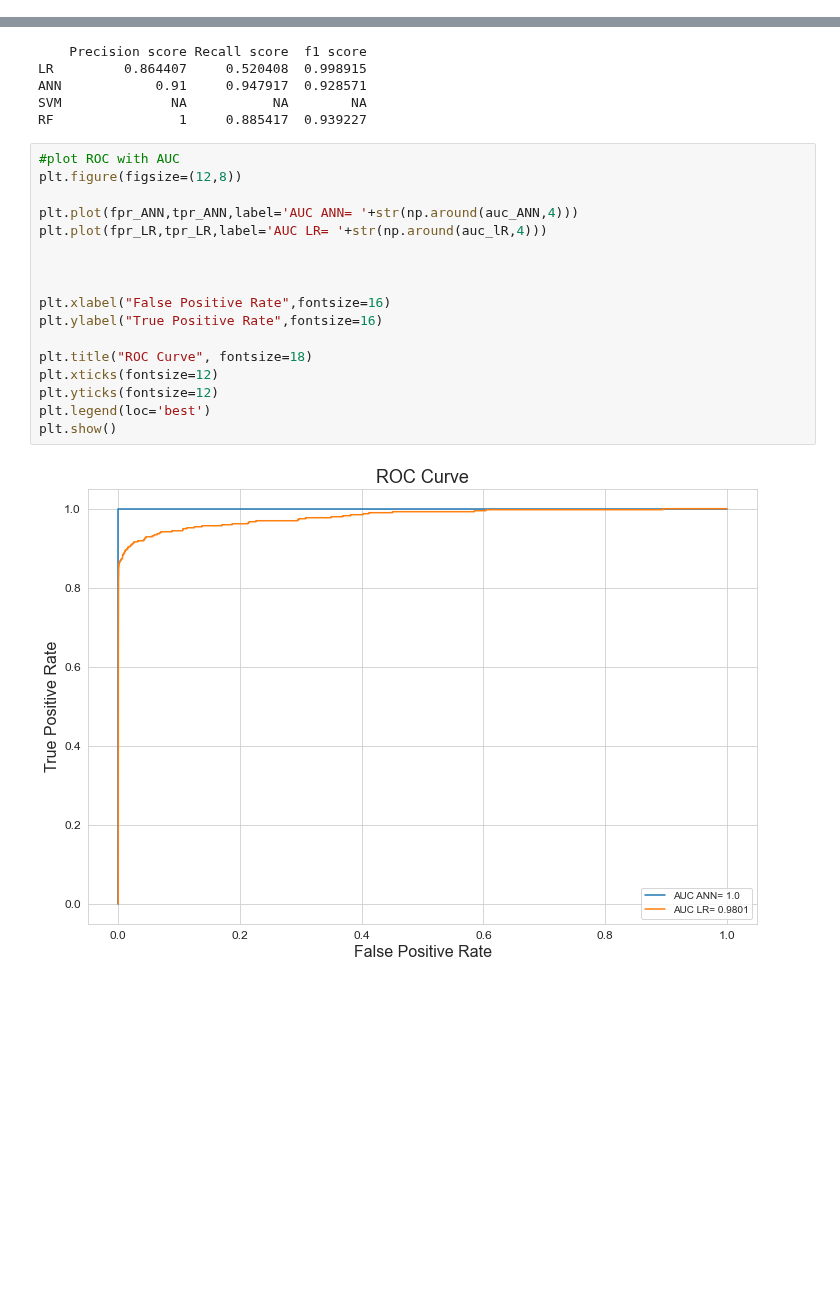
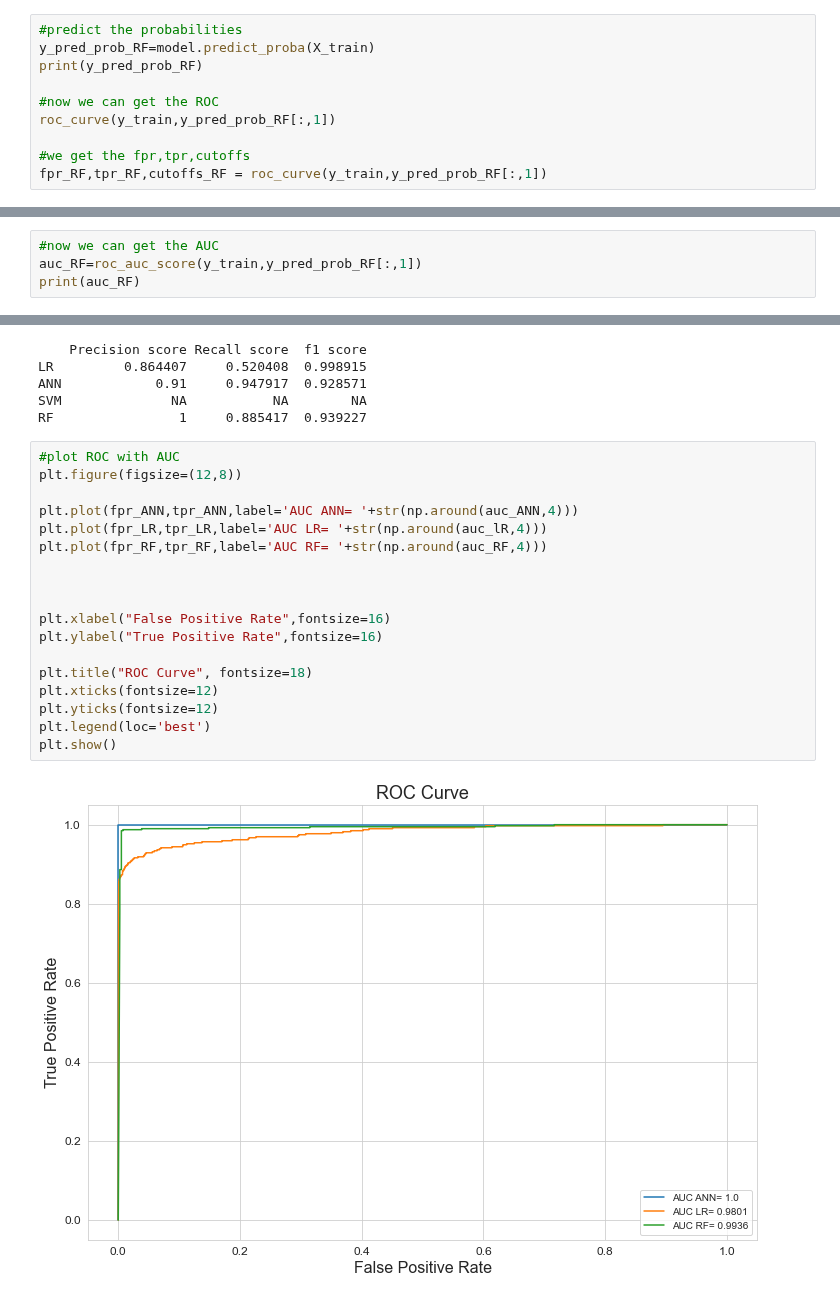
Before and after one commit to Raihana90/Credit-Card-Fraud-Detection, a Jupyter notebook: credit_card_Main.ipynb, the cells around one changed output, grey strips where cells are left out. Saved outputs shown, nothing was run; the diff lists cells and outputs as text; blank space fills up the shorter version.

```diff
--- a/credit_card_Main.ipynb
+++ b/credit_card_Main.ipynb
@@ -643,3 +643,13 @@ forest_clf.fit(X_train,y_train)
 # The RF prediction.
 
 y_pred_RF = forest_clf.predict(X_test)
+# %%
+#predict the probabilities
+y_pred_prob_RF=model.predict_proba(X_train)
+print(y_pred_prob_RF)
+
+#now we can get the ROC
+roc_curve(y_train,y_pred_prob_RF[:,1])
+
+#we get the fpr,tpr,cutoffs
+fpr_RF,tpr_RF,cutoffs_RF = roc_curve(y_train,y_pred_prob_RF[:,1])
@@ -645,0 +664,4 @@ y_pred_RF = forest_clf.predict(X_test)
+# %%
+#now we can get the AUC
+auc_RF=roc_auc_score(y_train,y_pred_prob_RF[:,1])
+print(auc_RF)
@@ -690,19 +732,20 @@ RF                1     0.885417  0.939227
 # %%
 #plot ROC with AUC
 plt.figure(figsize=(12,8))
 
 plt.plot(fpr_ANN,tpr_ANN,label='AUC ANN= '+str(np.around(auc_ANN,4)))
 plt.plot(fpr_LR,tpr_LR,label='AUC LR= '+str(np.around(auc_lR,4)))
+plt.plot(fpr_RF,tpr_RF,label='AUC RF= '+str(np.around(auc_RF,4)))
 
 
 
 plt.xlabel("False Positive Rate",fontsize=16)
 plt.ylabel("True Positive Rate",fontsize=16)
 
 plt.title("ROC Curve", fontsize=18)
 plt.xticks(fontsize=12)
 plt.yticks(fontsize=12)
 plt.legend(loc='best')
 plt.show()
 # %% [output]
-[figure, old version]
+[figure, new version]
```
Also changed, not shown: parts of 3 cells of this notebook.
